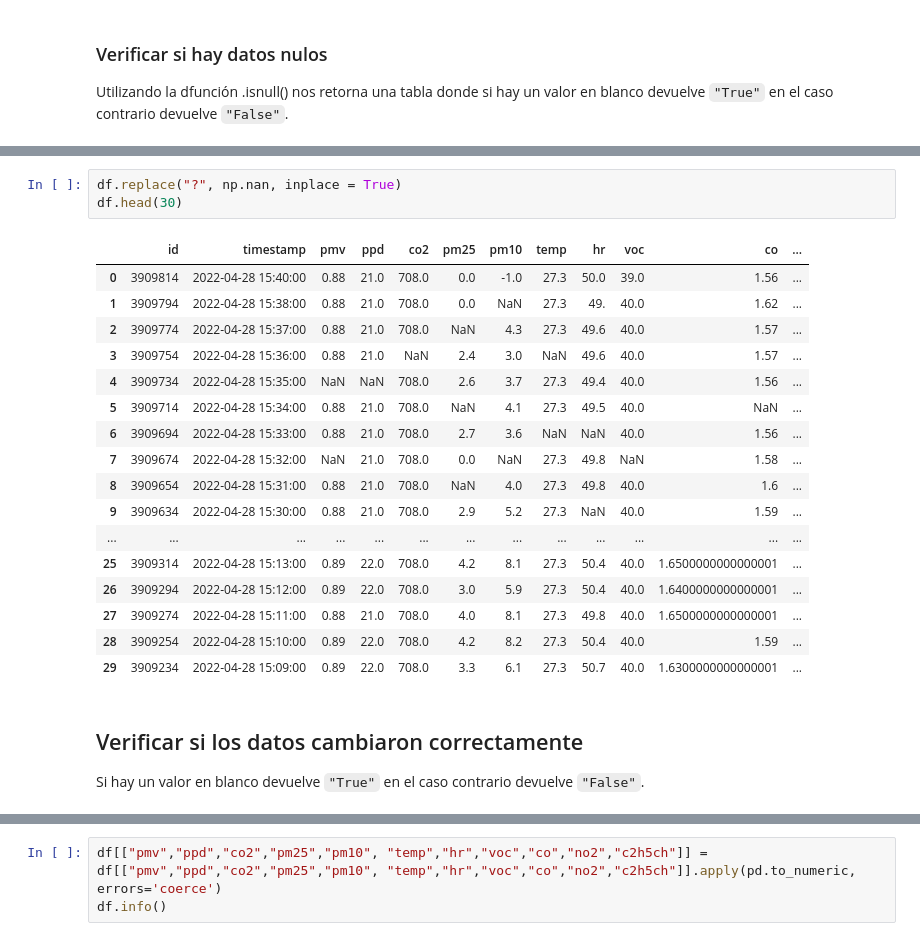
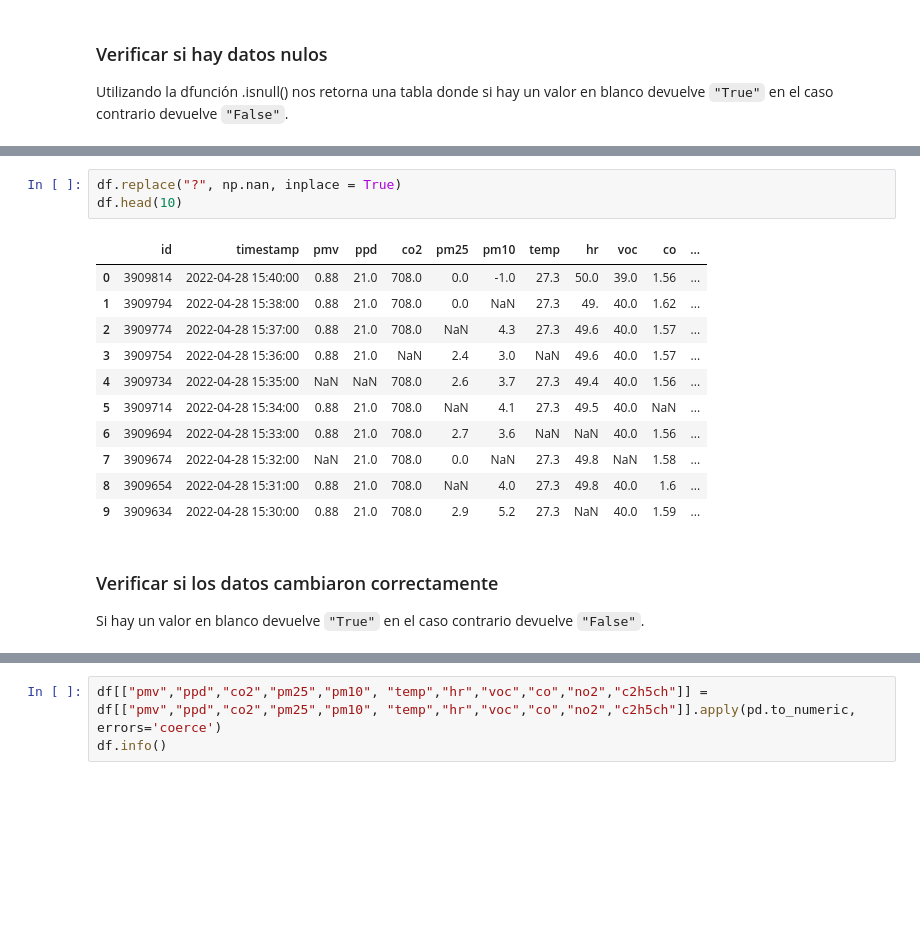
Before and after one commit to gaticavm9/Data-Wrangling, a Jupyter notebook: Main.ipynb, the cells around one changed output, grey strips where cells are left out. Saved outputs shown, nothing was run; the diff lists cells and outputs as text; blank space fills up the shorter version.

```diff
--- a/Main.ipynb
+++ b/Main.ipynb
@@ -129,27 +123,21 @@ df.head(30)
 Siguiendo lo identificado anteriormente, reemplazamos los valores `"?"` por `"NaN"` que es nulo. Verificamos que se reemplazaron los valores.
 # %%
 df.replace("?", np.nan, inplace = True)
-df.head(30)
+df.head(10)
 # %% [output]
 |  | id | timestamp | pmv | ppd | co2 | pm25 | pm10 | temp | hr | voc | co | ... |
 | 0 | 3909814 | 2022-04-28 15:40:00 | 0.88 | 21.0 | 708.0 | 0.0 | -1.0 | 27.3 | 50.0 | 39.0 | 1.56 | ... |
 | 1 | 3909794 | 2022-04-28 15:38:00 | 0.88 | 21.0 | 708.0 | 0.0 | NaN | 27.3 | 49. | 40.0 | 1.62 | ... |
 | 2 | 3909774 | 2022-04-28 15:37:00 | 0.88 | 21.0 | 708.0 | NaN | 4.3 | 27.3 | 49.6 | 40.0 | 1.57 | ... |
 | 3 | 3909754 | 2022-04-28 15:36:00 | 0.88 | 21.0 | NaN | 2.4 | 3.0 | NaN | 49.6 | 40.0 | 1.57 | ... |
 | 4 | 3909734 | 2022-04-28 15:35:00 | NaN | NaN | 708.0 | 2.6 | 3.7 | 27.3 | 49.4 | 40.0 | 1.56 | ... |
 | 5 | 3909714 | 2022-04-28 15:34:00 | 0.88 | 21.0 | 708.0 | NaN | 4.1 | 27.3 | 49.5 | 40.0 | NaN | ... |
 | 6 | 3909694 | 2022-04-28 15:33:00 | 0.88 | 21.0 | 708.0 | 2.7 | 3.6 | NaN | NaN | 40.0 | 1.56 | ... |
 | 7 | 3909674 | 2022-04-28 15:32:00 | NaN | 21.0 | 708.0 | 0.0 | NaN | 27.3 | 49.8 | NaN | 1.58 | ... |
 | 8 | 3909654 | 2022-04-28 15:31:00 | 0.88 | 21.0 | 708.0 | NaN | 4.0 | 27.3 | 49.8 | 40.0 | 1.6 | ... |
 | 9 | 3909634 | 2022-04-28 15:30:00 | 0.88 | 21.0 | 708.0 | 2.9 | 5.2 | 27.3 | NaN | 40.0 | 1.59 | ... |
-| ... | ... | ... | ... | ... | ... | ... | ... | ... | ... | ... | ... | ... |
-| 25 | 3909314 | 2022-04-28 15:13:00 | 0.89 | 22.0 | 708.0 | 4.2 | 8.1 | 27.3 | 50.4 | 40.0 | 1.6500000000000001 | ... |
-| 26 | 3909294 | 2022-04-28 15:12:00 | 0.89 | 22.0 | 708.0 | 3.0 | 5.9 | 27.3 | 50.4 | 40.0 | 1.6400000000000001 | ... |
-| 27 | 3909274 | 2022-04-28 15:11:00 | 0.88 | 21.0 | 708.0 | 4.0 | 8.1 | 27.3 | 49.8 | 40.0 | 1.6500000000000001 | ... |
-| 28 | 3909254 | 2022-04-28 15:10:00 | 0.89 | 22.0 | 708.0 | 4.2 | 8.2 | 27.3 | 50.4 | 40.0 | 1.59 | ... |
-| 29 | 3909234 | 2022-04-28 15:09:00 | 0.89 | 22.0 | 708.0 | 3.3 | 6.1 | 27.3 | 50.7 | 40.0 | 1.6300000000000001 | ... |
 # %% [markdown]
-## Verificar si los datos cambiaron correctamente
+### Verificar si los datos cambiaron correctamente
 Si hay un valor en blanco devuelve `"True"` en el caso contrario devuelve `"False"`.
 # %%
 Datos_nulos = df.isnull()
```
Also changed, not shown: parts of 20 cells of this notebook, 1 other file.
